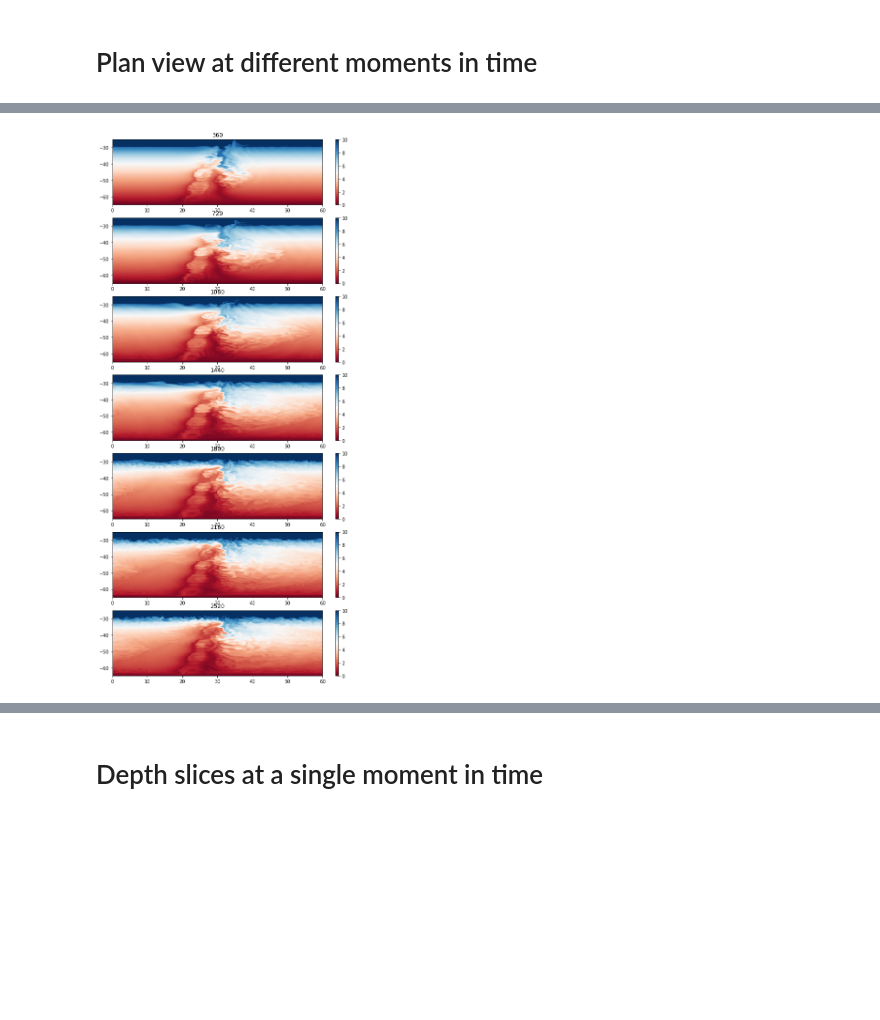
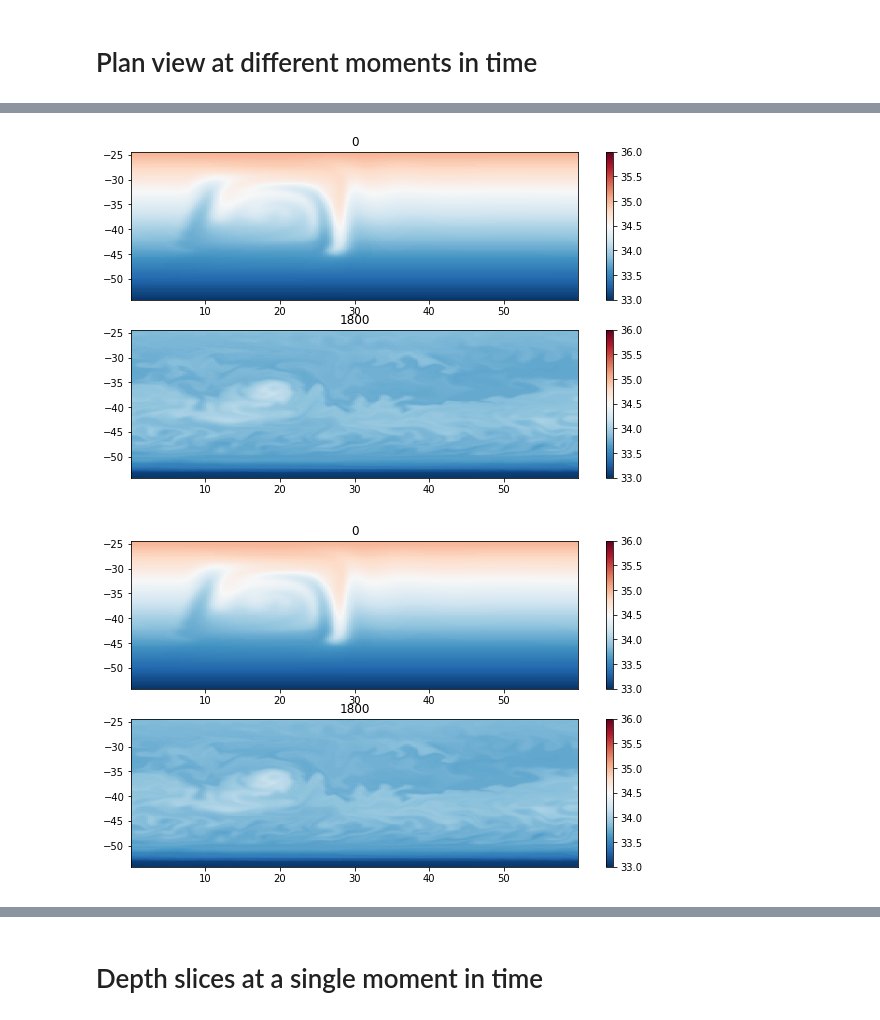
Before and after one commit to gmacgilchrist/MOM6_analysis, a Jupyter notebook: draw_mom6-out_prelim.ipynb, the cells around one changed output, grey strips where cells are left out. Drawn from its saved outputs; the diff is of its cells as text; code cells hidden in the pictures; blank space fills up the shorter version.

Commit message:
archive commit

```diff
--- a/draw_mom6-out_prelim.ipynb
+++ b/draw_mom6-out_prelim.ipynb
@@ -9,13 +8,14 @@ import cftime
 # %%
-rootdir = '/archive/gam/MOM6/'
-config = 'channel/8th-deg'
-filename_prog = 'prog.nc'
-filename_prog_2d = 'prog_2d.nc'
-filename_vgrid = 'Vertical_coordinate.nc'
-filename_hgrid = 'ocean_geometry.nc'
-filename_stats = 'ocean.stats.nc'
+rootdir = '/archive/gam/MOM6-gm/'
+model = 'ocean-only'
+config = 'box/dev_core'
+filename_prog = 'ocean_6hourly.nc'
+# filename_prog_2d = 'prog_2d.nc'
+# filename_vgrid = 'Vertical_coordinate.nc'
+filename_hgrid = 'ocean_static.nc'
+# filename_stats = 'ocean.stats.nc'
 # %%
-prog=xr.open_dataset(rootdir+config+'/'+filename_prog,decode_times=False)
+prog=xr.open_dataset(rootdir+model+'/'+config+'/'+filename_prog,decode_times=False)
 print(prog)
 # %% [output]
 <xarray.Dataset>
@@ -68,9 +59,10 @@ def draw_var_times_plan(var,clim,times,invert):
     nt = np.size(times)
     fig,ax = plt.subplots(figsize=(10,3*nt),nrows=np.size(times))
     for t in range(nt):
-        im = ax[t].pcolormesh(hgrid.lonh,hgrid.lath,var.sel(Time=times[t],method='nearest'),cmap="RdBu")
+        im = ax[t].pcolormesh(hgrid.lonh,hgrid.lath,var.sel(Time=times[t],method='nearest'),cmap="RdBu_r")
         im.set_clim(vmin=clim[0],vmax=clim[1])
         cbar = plt.colorbar(im,ax=ax[t])
         ax[t].set_title(times[t])
         if invert:
             ax[t].invert_yaxis()
+    return fig
@@ -82,0 +69,2 @@ draw_var_times_plan(var=prog_2d.SSH,clim=[-1,1],times=get_times,invert=False)
+# %%
+get_times = [0,1800]
@@ -87,5 +80,6 @@ draw_var_times_plan(var=prog_2d.heat_added,clim=[-1,1],times=get_times,invert=Fa
 # %%
-draw_var_times_plan(var=prog.temp.isel(zl=0),clim=[-0,10],times=get_times,invert=False)
+draw_var_times_plan(var=prog.salt.isel(zl=10),clim=[33,36],times=get_times,invert=False)
 # %% [output]
-[figure, old version]
+[figure, new version]
+[figure, added]
 # %%
```
Also changed, not shown: parts of 18 cells of this notebook, 1 other file.
